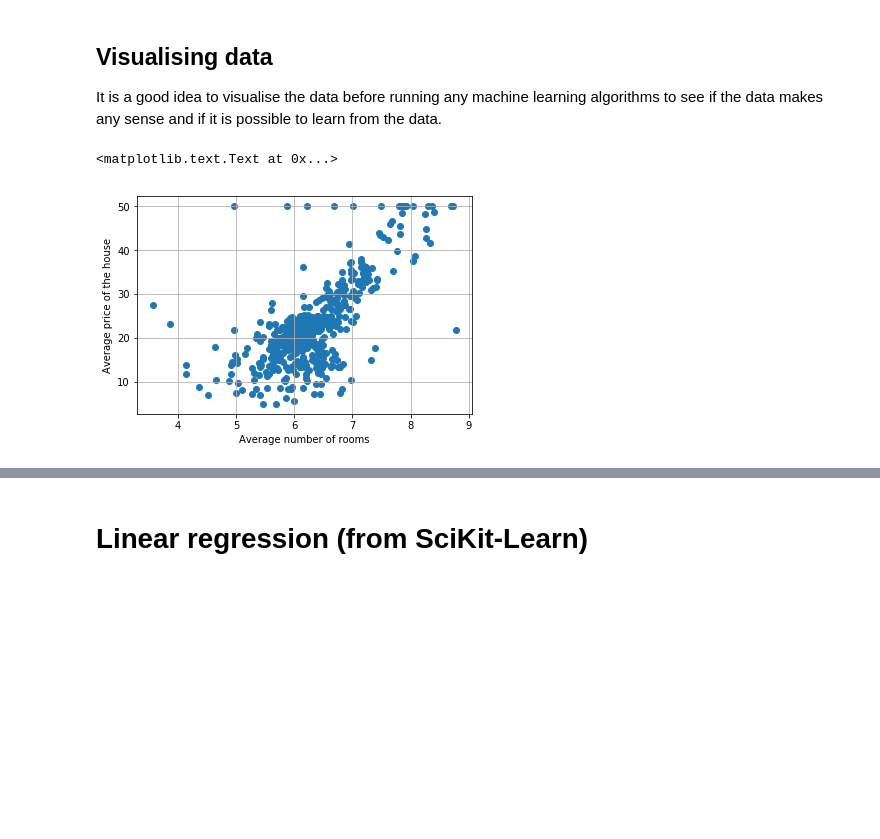
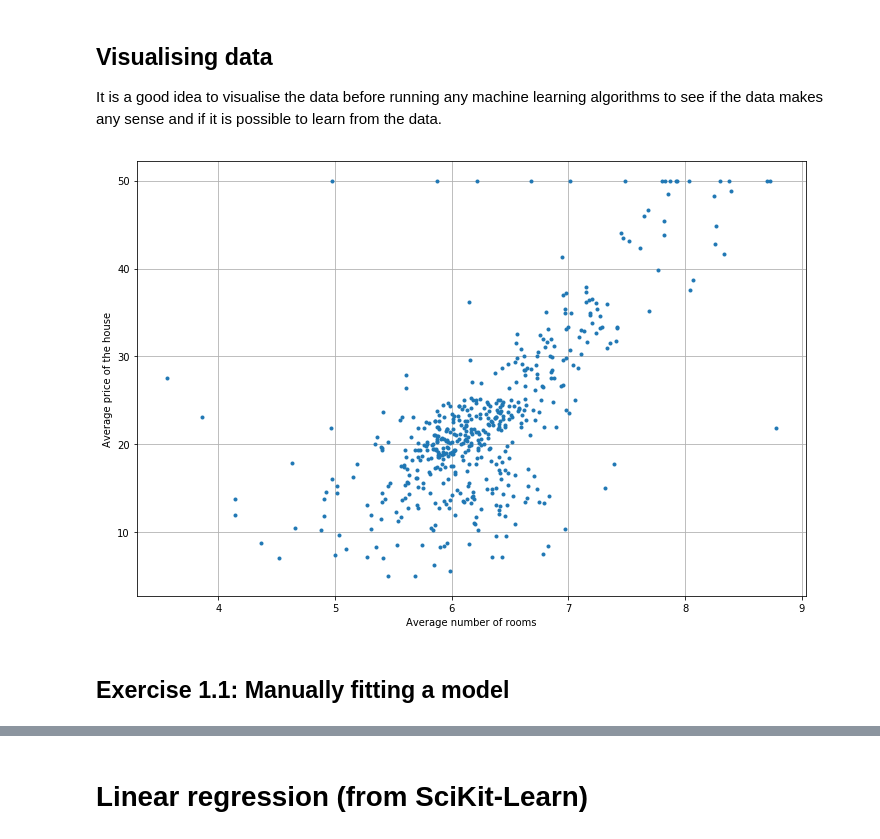
Before and after one commit to futurice/ml-crash-course, a Jupyter notebook: exercises/01_Boston_house_prediction_with_NN.ipynb, the cells around one changed output, grey strips where cells are left out. Drawn from its saved outputs; the diff is of its cells as text; code cells hidden in the pictures; blank space fills up the shorter version.

```diff
--- a/exercises/01_Boston_house_prediction_with_NN.ipynb
+++ b/exercises/01_Boston_house_prediction_with_NN.ipynb
@@ -57,10 +75,12 @@ y = boston.target
 ## Visualising data
 It is a good idea to visualise the data before running any machine learning algorithms to see if the data makes any sense and if it is possible to learn from the data.
 # %%
-pylab.scatter(X, y)
+pylab.plot(X, y, '.')
 pylab.grid()
 pylab.xlabel('Average number of rooms')
 pylab.ylabel('Average price of the house')
+pylab.savefig('house_num_rooms_vs_price.png')
 # %% [output]
-<matplotlib.text.Text at 0x...>
-[figure, old version]
+[figure, new version]
+# %% [markdown]
+## Exercise 1.1: Manually fitting a model
```
Also changed, not shown: parts of 37 cells of this notebook.
